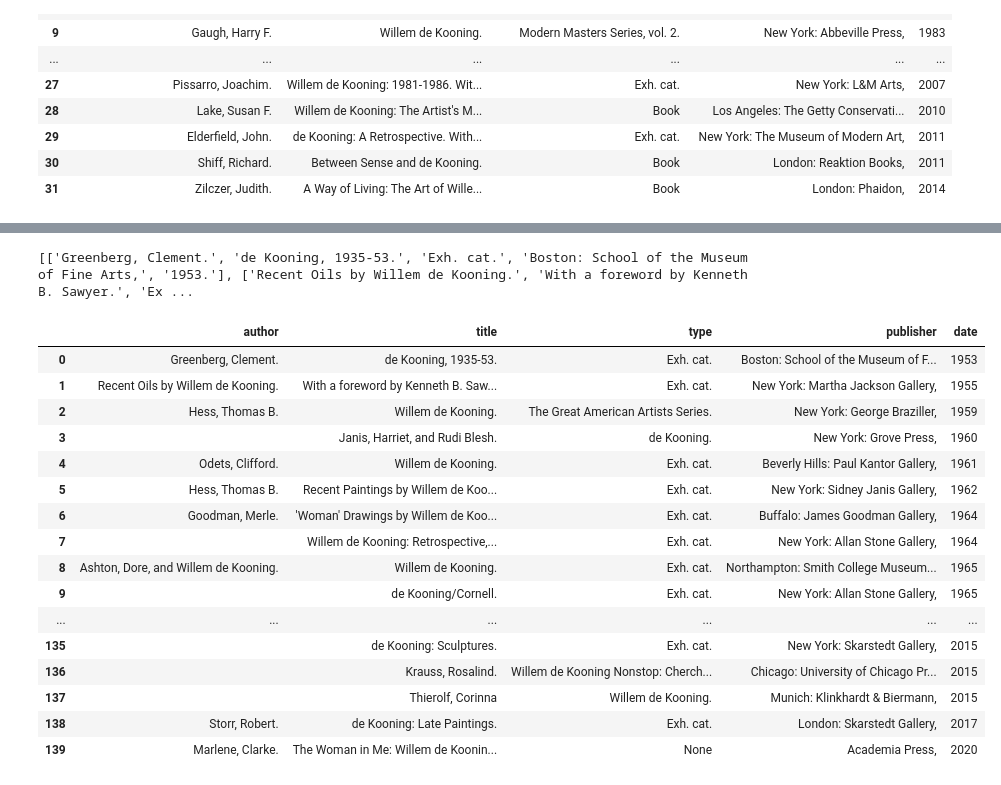
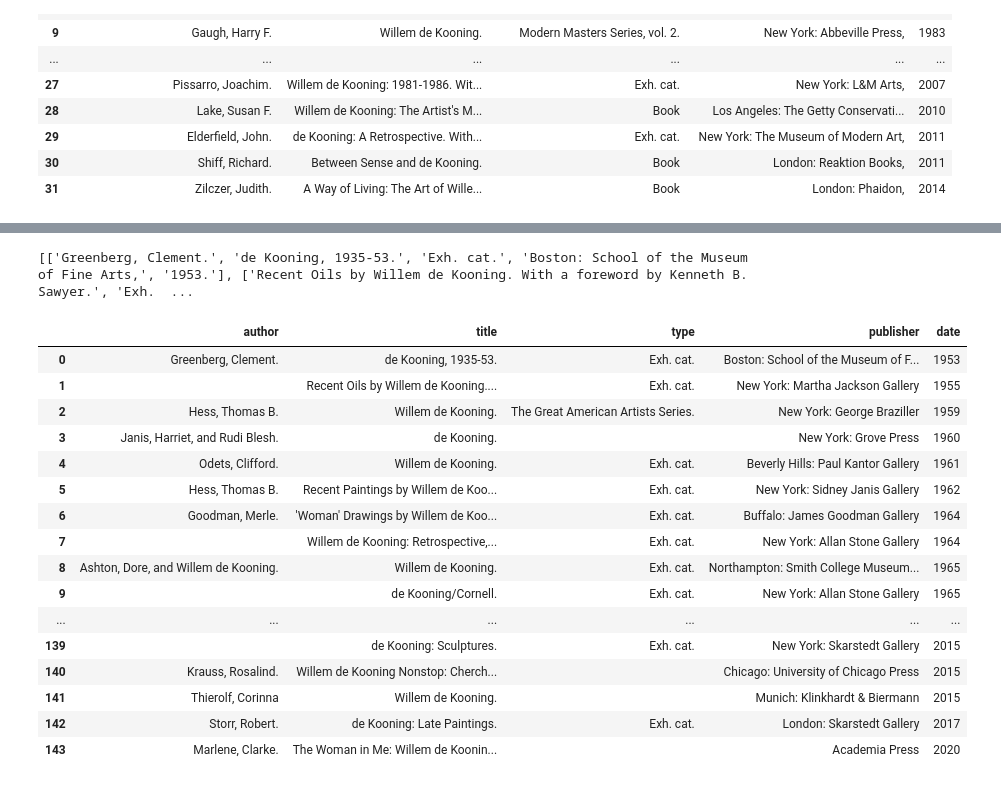
Before and after one commit to giorgiacrosilla/reputationera, a Jupyter notebook: scripts/data_analysis_and_cleaning/deKooning/exhibitions_DK.ipynb, the cells around one changed output, grey strips where cells are left out. Drawn from its saved outputs; the diff is of its cells as text; code cells hidden in the pictures.

```diff
--- a/scripts/data_analysis_and_cleaning/deKooning/exhibitions_DK.ipynb
+++ b/scripts/data_analysis_and_cleaning/deKooning/exhibitions_DK.ipynb
@@ -400,7 +400,7 @@ for url in URLs:
     titles = soup.find_all('div', class_="unit_copy spacing_03")
 
     for title in titles:
-        titles_li.append(title.text.strip().replace("\xa0\n", ";").replace("\xa0", ";").replace('\n',';').replace('\t', '').replace(':;;', ': ').replace(';;[A-Z]', ' [A-Z]')) #provare a vedere se funziona, ho fatto troppe richieste http
+        titles_li.append(title.text.strip().replace("\xa0\n", ";").replace("\xa0", ";").replace('\n',';').replace('\t', '').replace(':;;', ': ').replace(";;With", " With")) #provare a vedere se funziona, ho fatto troppe richieste http
 
 titles_li
 # %% [output]
@@ -419,7 +435,7 @@ for item in titles_li:
 
 print(new_li)
 # %% [output]
-[['Greenberg, Clement.', 'de Kooning, 1935-53.', 'Exh. cat.', 'Boston: School of the Museum of Fine Arts,', '1953.'], ['Recent Oils by Willem de Kooning.', 'With a foreword by Kenneth B. Sawyer.', 'Ex ...
+[['Greenberg, Clement.', 'de Kooning, 1935-53.', 'Exh. cat.', 'Boston: School of the Museum of Fine Arts,', '1953.'], ['Recent Oils by Willem de Kooning. With a foreword by Kenneth B. Sawyer.', 'Exh.  ...
 # %%
 import pandas as pd
 pd.set_option('display.max_rows', None)
@@ -434,52 +450,52 @@ date = []
 
 # Populate the lists from the data in x
 for i in new_li:
-    if len(i) >= 5:
+    if len(i) == 5:
         author.append(i[0])
         title.append(i[1])
-        if 'Exh. cat.' in  i[2]  or 'PhD ' in i[2] or 'Series' in i[2]:
+        if 'Exh.' in  i[2]  or 'PhD ' in i[2] or 'Series' in i[2]:
             type.append(i[2])
         else:
-            type.append(None)
+            type.append('')
         publisher.append(i[3])
         date.append(i[4])
-    elif len(i) >=4:
-        if 'de kooning' in i[1]:
+    elif len(i) ==4:
+        if 'de Kooning' in i[1]:
             author.append(i[0])
             title.append(i[1])
             type.append('')
             publisher.append(i[2])
             date.append(i[3])
-        else:
+        elif 'de Kooning' in i[0] :
             author.append('')
             title.append(i[0])
             type.append(i[1])
             publisher.append(i[2])
             date.append(i[3])
 
 
 
 # Create DataFrame
 dfs = pd.DataFrame({"author": author, "title": title, "type": type, 'publisher': publisher, 'date': date})
-
+dfs['publisher'] = dfs['publisher'].str.split(',').str[0]
 dfs['date'] = dfs['date'].str.extract(r'(\d{4})')
 
 dfs
 # %% [output]
 |  | author | title | type | publisher | date |
 | 0 | Greenberg, Clement. | de Kooning, 1935-53. | Exh. cat. | Boston: School of the Museum of F... | 1953 |
-| 1 | Recent Oils by Willem de Kooning. | With a foreword by Kenneth B. Saw... | Exh. cat. | New York: Martha Jackson Gallery, | 1955 |
-| 2 | Hess, Thomas B. | Willem de Kooning. | The Great American Artists Series. | New York: George Braziller, | 1959 |
-| 3 |  | Janis, Harriet, and Rudi Blesh. | de Kooning. | New York: Grove Press, | 1960 |
-| 4 | Odets, Clifford. | Willem de Kooning. | Exh. cat. | Beverly Hills: Paul Kantor Gallery, | 1961 |
-| 5 | Hess, Thomas B. | Recent Paintings by Willem de Koo... | Exh. cat. | New York: Sidney Janis Gallery, | 1962 |
-| 6 | Goodman, Merle. | 'Woman' Drawings by Willem de Koo... | Exh. cat. | Buffalo: James Goodman Gallery, | 1964 |
-| 7 |  | Willem de Kooning: Retrospective,... | Exh. cat. | New York: Allan Stone Gallery, | 1964 |
+| 1 |  | Recent Oils by Willem de Kooning.... | Exh. cat. | New York: Martha Jackson Gallery | 1955 |
+| 2 | Hess, Thomas B. | Willem de Kooning. | The Great American Artists Series. | New York: George Braziller | 1959 |
+| 3 | Janis, Harriet, and Rudi Blesh. | de Kooning. |  | New York: Grove Press | 1960 |
+| 4 | Odets, Clifford. | Willem de Kooning. | Exh. cat. | Beverly Hills: Paul Kantor Gallery | 1961 |
+| 5 | Hess, Thomas B. | Recent Paintings by Willem de Koo... | Exh. cat. | New York: Sidney Janis Gallery | 1962 |
+| 6 | Goodman, Merle. | 'Woman' Drawings by Willem de Koo... | Exh. cat. | Buffalo: James Goodman Gallery | 1964 |
+| 7 |  | Willem de Kooning: Retrospective,... | Exh. cat. | New York: Allan Stone Gallery | 1964 |
 | 8 | Ashton, Dore, and Willem de Kooning. | Willem de Kooning. | Exh. cat. | Northampton: Smith College Museum... | 1965 |
-| 9 |  | de Kooning/Cornell. | Exh. cat. | New York: Allan Stone Gallery, | 1965 |
+| 9 |  | de Kooning/Cornell. | Exh. cat. | New York: Allan Stone Gallery | 1965 |
 | ... | ... | ... | ... | ... | ... |
-| 135 |  | de Kooning: Sculptures. | Exh. cat. | New York: Skarstedt Gallery, | 2015 |
-| 136 |  | Krauss, Rosalind. | Willem de Kooning Nonstop: Cherch... | Chicago: University of Chicago Pr... | 2015 |
-| 137 |  | Thierolf, Corinna | Willem de Kooning. | Munich: Klinkhardt & Biermann, | 2015 |
-| 138 | Storr, Robert. | de Kooning: Late Paintings. | Exh. cat. | London: Skarstedt Gallery, | 2017 |
-| 139 | Marlene, Clarke. | The Woman in Me: Willem de Koonin... | None | Academia Press, | 2020 |
+| 139 |  | de Kooning: Sculptures. | Exh. cat. | New York: Skarstedt Gallery | 2015 |
+| 140 | Krauss, Rosalind. | Willem de Kooning Nonstop: Cherch... |  | Chicago: University of Chicago Press | 2015 |
+| 141 | Thierolf, Corinna | Willem de Kooning. |  | Munich: Klinkhardt & Biermann | 2015 |
+| 142 | Storr, Robert. | de Kooning: Late Paintings. | Exh. cat. | London: Skarstedt Gallery | 2017 |
+| 143 | Marlene, Clarke. | The Woman in Me: Willem de Koonin... |  | Academia Press | 2020 |
```
Also changed, not shown: parts of 1 cell of this notebook, 1 other file.
